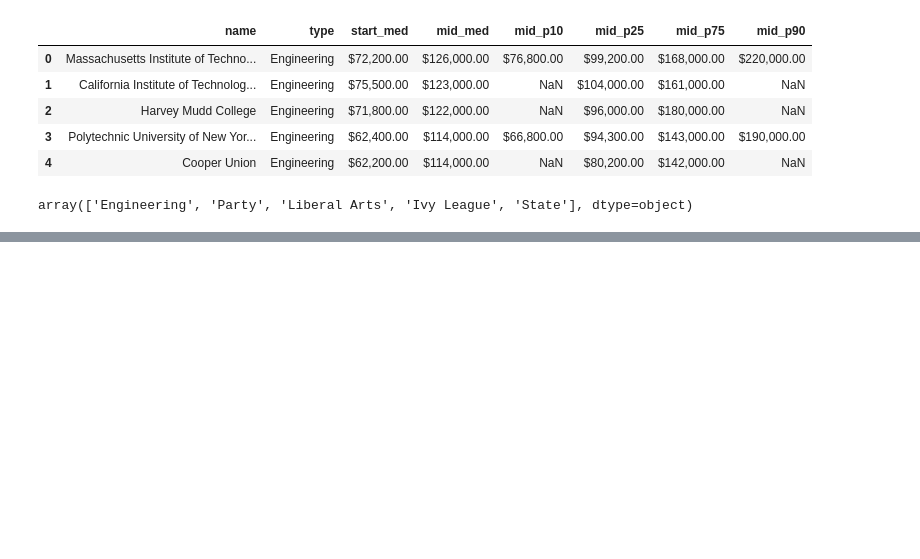
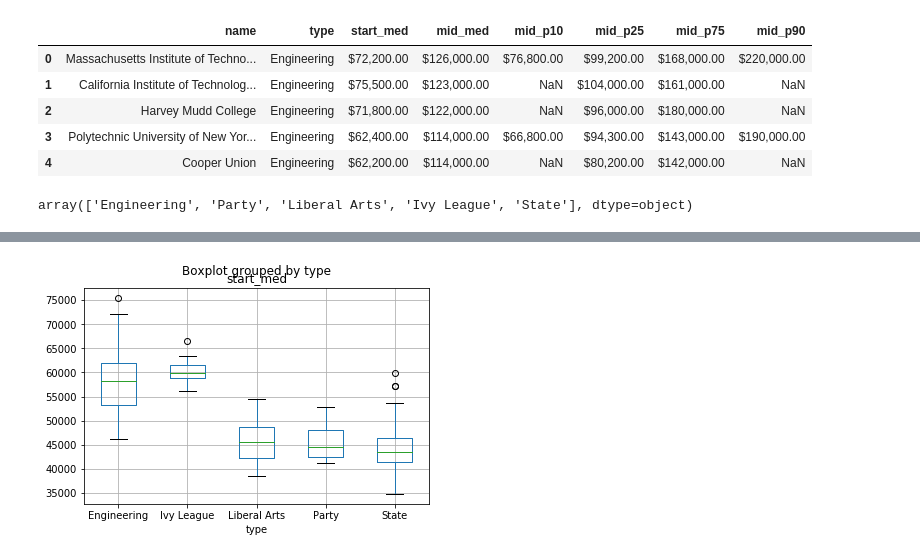
Before and after one commit to elliebenn/Thinkful-DS-Prep-Course, a Jupyter notebook: Thinkful-Prep-Capstone.ipynb, the cells around one changed output, grey strips where cells are left out. Drawn from its saved outputs; the diff is of its cells as text; code cells hidden in the pictures; blank space fills up the shorter version.

```diff
--- a/Thinkful-Prep-Capstone.ipynb
+++ b/Thinkful-Prep-Capstone.ipynb
@@ -59,0 +93,6 @@ TypeError: unsupported operand type(s) for /: 'str' and 'int'
+# %%
+# Boxplots of starting median salaries by type of college.
+
+start_med_boxplt = college.boxplot('start_med',by='type')
+# %% [output]
+[figure, added]
```
Also changed, not shown: parts of 16 cells of this notebook.
